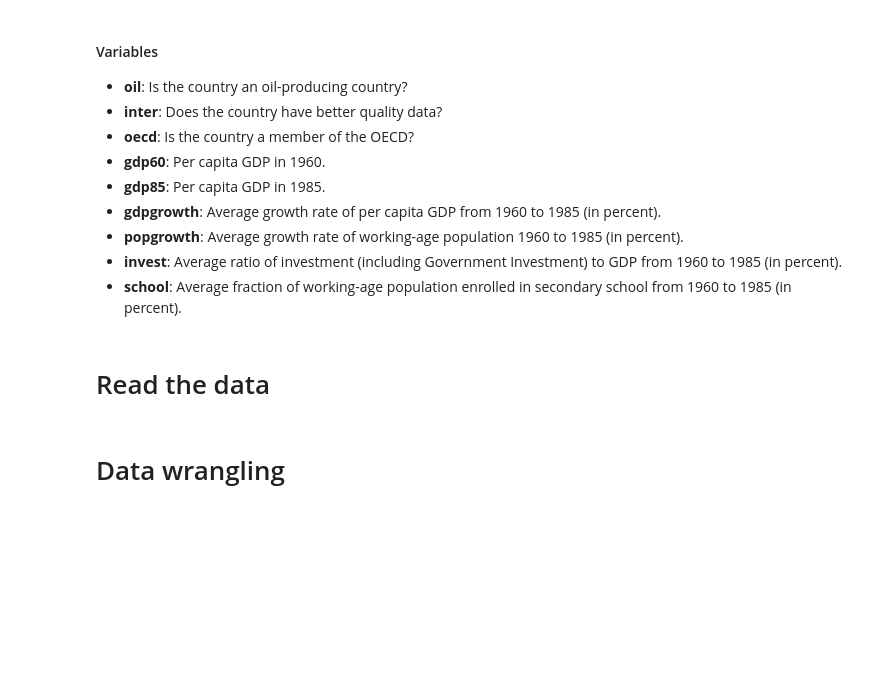
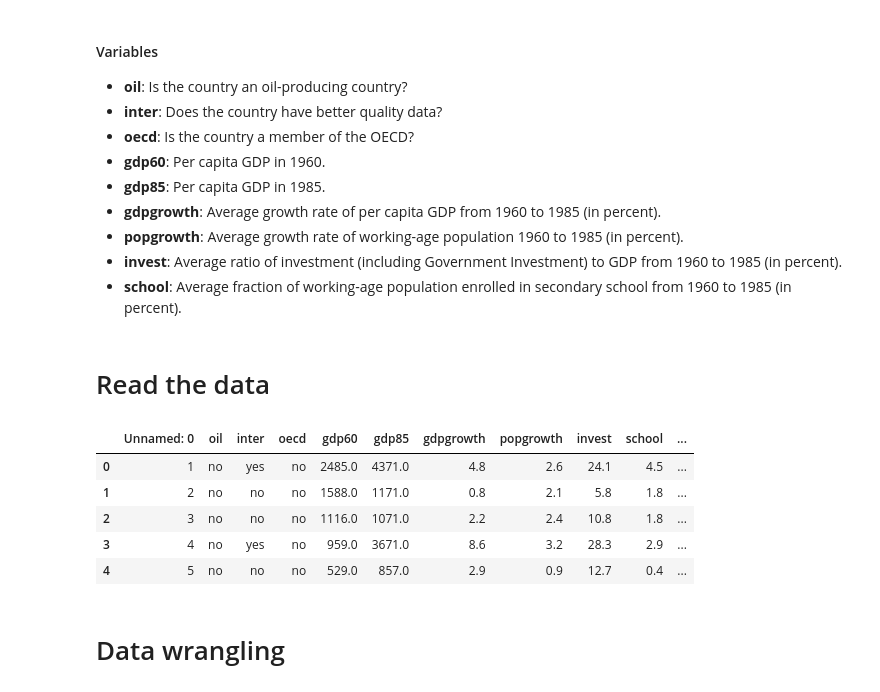
Before and after one commit to zeitgeist-hash/GV918-Week04, a Jupyter notebook: Week_04_Class_Exercise_1.ipynb, the cells around one changed output. Cells and saved outputs as stored; diff of their text form; code cells hidden in the pictures; blank space fills up the shorter version.

```diff
--- a/Week_04_Class_Exercise_1.ipynb
+++ b/Week_04_Class_Exercise_1.ipynb
@@ -28,3 +30,12 @@ import numpy as np
+# %%
+df_gdp.head()
+# %% [output]
+|  | Unnamed: 0 | oil | inter | oecd | gdp60 | gdp85 | gdpgrowth | popgrowth | invest | school | ... |
+| 0 | 1 | no | yes | no | 2485.0 | 4371.0 | 4.8 | 2.6 | 24.1 | 4.5 | ... |
+| 1 | 2 | no | no | no | 1588.0 | 1171.0 | 0.8 | 2.1 | 5.8 | 1.8 | ... |
+| 2 | 3 | no | no | no | 1116.0 | 1071.0 | 2.2 | 2.4 | 10.8 | 1.8 | ... |
+| 3 | 4 | no | yes | no | 959.0 | 3671.0 | 8.6 | 3.2 | 28.3 | 2.9 | ... |
+| 4 | 5 | no | no | no | 529.0 | 857.0 | 2.9 | 0.9 | 12.7 | 0.4 | ... |
 # %% [markdown]
 # Data wrangling
 # %% [markdown]
```
Also changed, not shown: parts of 16 cells of this notebook.
